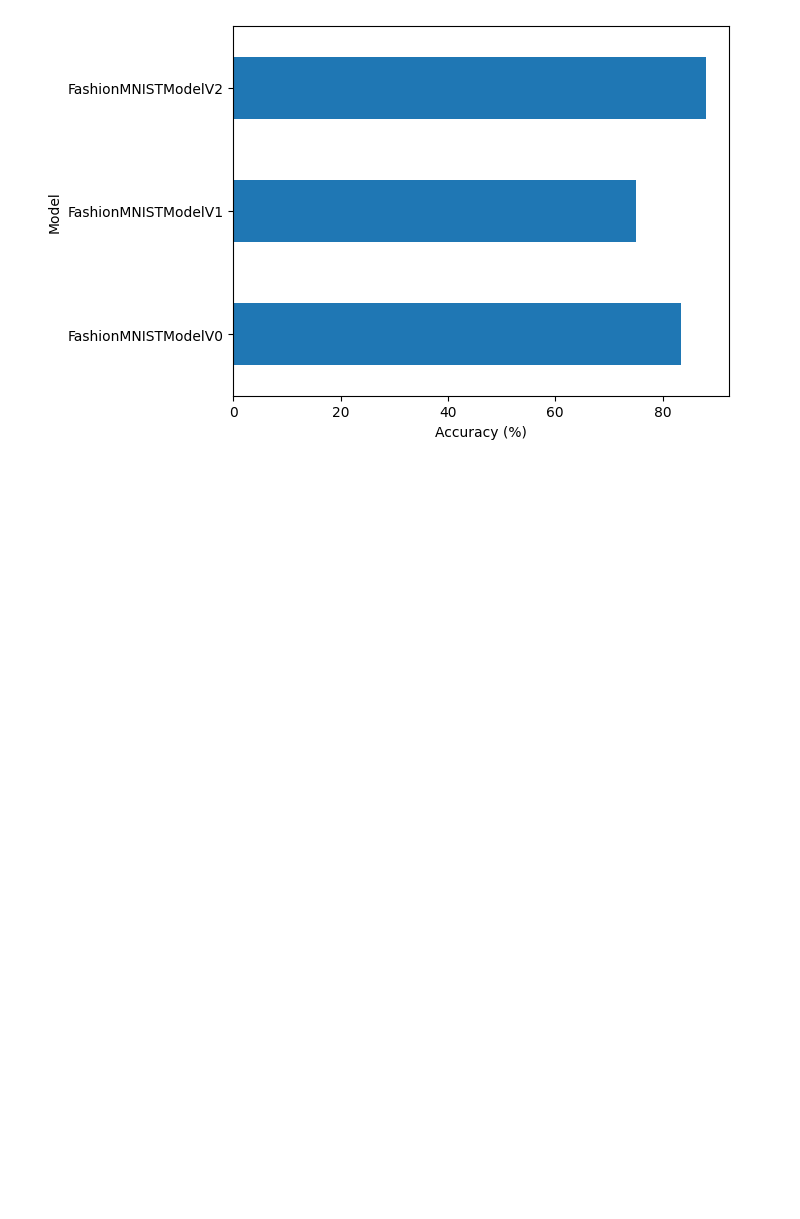
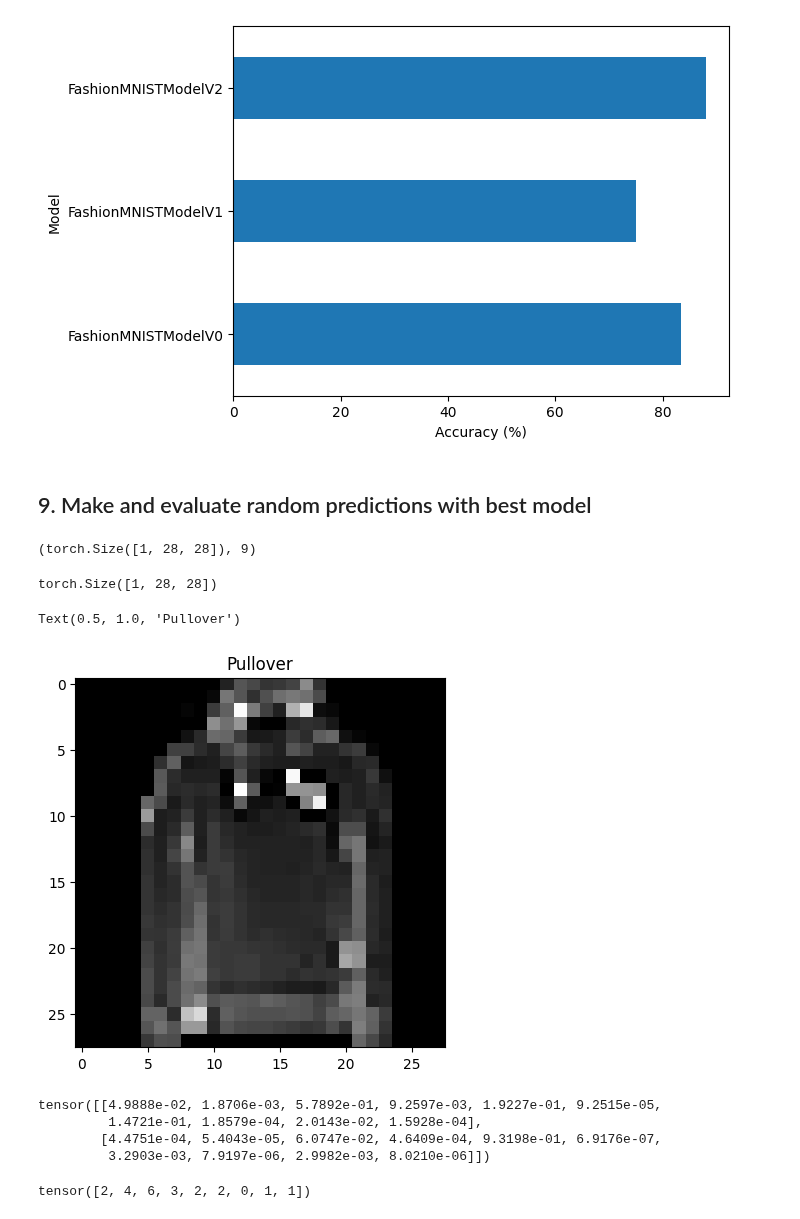
Before and after one commit to barzansaeedpour/PyTorch-for-DeepLearning, a Jupyter notebook: 03_Computer_Vision_PyTorch.ipynb, the cells around one changed output. Drawn from its saved outputs; the diff is of its cells as text; code cells hidden in the pictures; blank space fills up the shorter version.

Commit message:
Added plots to the result

```diff
--- a/03_Computer_Vision_PyTorch.ipynb
+++ b/03_Computer_Vision_PyTorch.ipynb
@@ -1350,3 +1350,5 @@ plt.ylabel("Model")
 # %% [output]
 Text(0, 0.5, 'Model')
 [figure]
+# %% [markdown]
+## 9. Make and evaluate random predictions with best model
@@ -1352,0 +1376,42 @@ Text(0, 0.5, 'Model')
+# %%
+img, label = test_data[0][:10]
+img.shape, label
+# %% [output]
+(torch.Size([1, 28, 28]), 9)
+# %%
+import random
+# random.seed(42)
+test_samples = []
+test_labels = []
+for sample, label in random.sample(list(test_data), k=9):
+    test_samples.append(sample)
+    test_labels.append(label)
+
+# View the first sample shape
+test_samples[0].shape
+# %% [output]
+torch.Size([1, 28, 28])
+# %%
+plt.imshow(test_samples[0].squeeze(), cmap="gray")
+plt.title(class_names[test_labels[0]])
+# %% [output]
+Text(0.5, 1.0, 'Pullover')
+[figure, added]
+# %%
+# Make predictions
+pred_probs = make_predictions(model=model_2,
+                            data=test_samples,
+                            device=device)
+# View first two predictions probabilities
+pred_probs[:2]
+# %% [output]
+tensor([[4.9888e-02, 1.8706e-03, 5.7892e-01, 9.2597e-03, 1.9227e-01, 9.2515e-05,
+         1.4721e-01, 1.8579e-04, 2.0143e-02, 1.5928e-04],
+        [4.4751e-04, 5.4043e-05, 6.0747e-02, 4.6409e-04, 9.3198e-01, 6.9176e-07,
+         3.2903e-03, 7.9197e-06, 2.9982e-03, 8.0210e-06]])
+# %%
+# Convert prediction probabilities to labels
+pred_classes = pred_probs.argmax(dim=1)
+pred_classes
+# %% [output]
+tensor([2, 4, 6, 3, 2, 2, 0, 1, 1])
```
Also changed, not shown: parts of 3 cells of this notebook.
